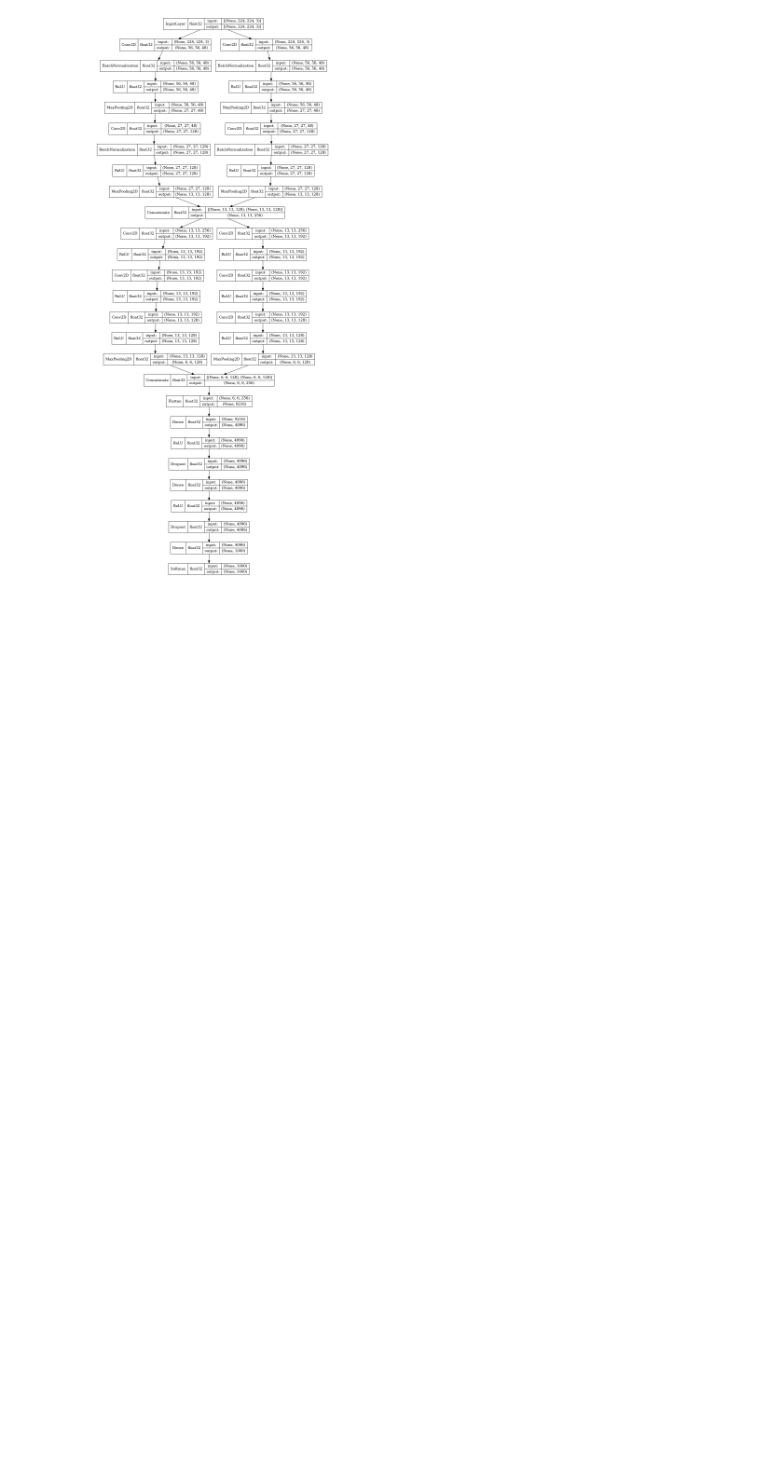
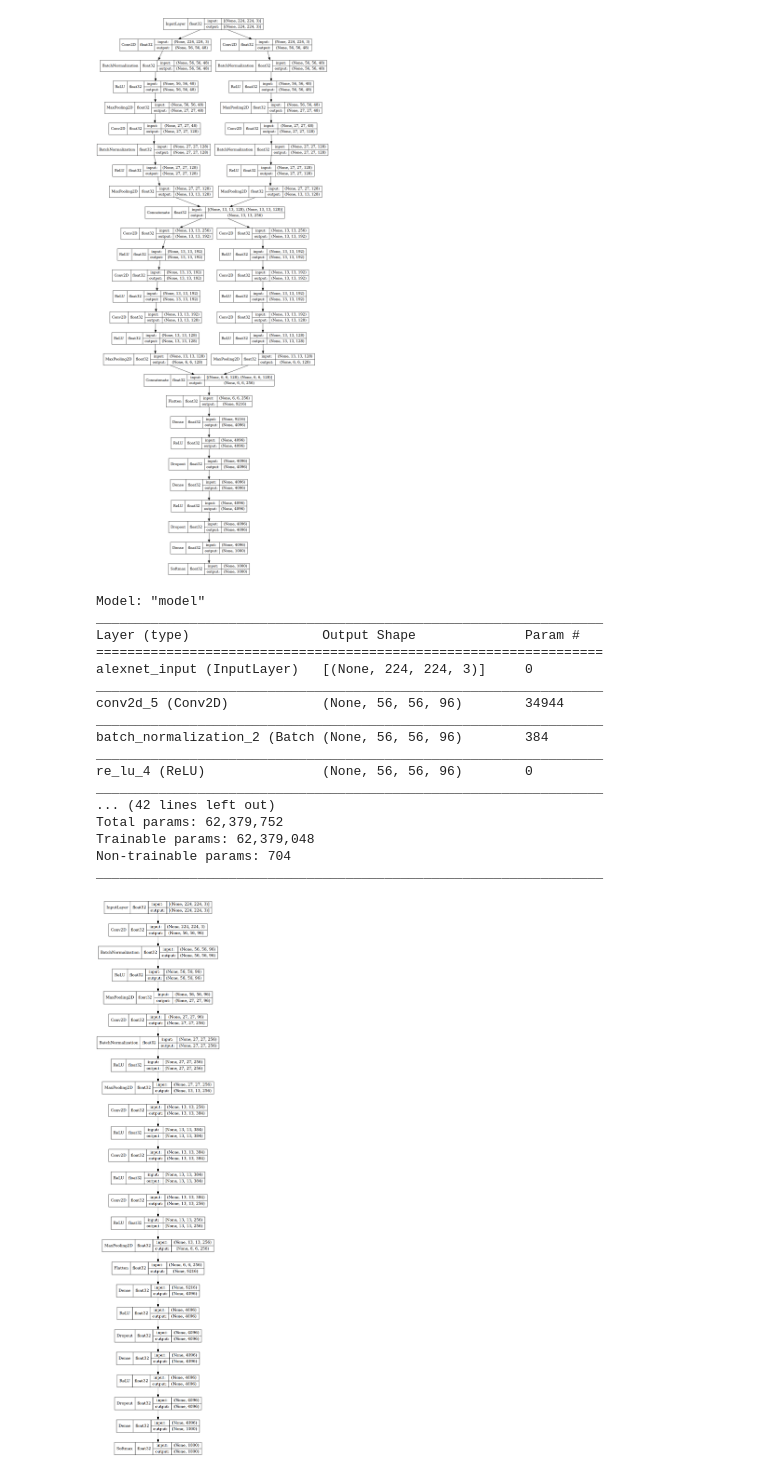
Before and after one commit to animikhaich/AlexNet-Tensorflow, a Jupyter notebook: Model_Prototype.ipynb, the cells around one changed output. Cells and saved outputs as stored; diff of their text form; code cells hidden in the pictures; blank space fills up the shorter version.

```diff
--- a/Model_Prototype.ipynb
+++ b/Model_Prototype.ipynb
@@ -102,0 +151,22 @@ tf.keras.utils.plot_model(alexnet, show_layer_names=False, show_shapes=True, sho
+# %%
+alexnet.summary()
+tf.keras.utils.plot_model(alexnet, show_layer_names=False, show_shapes=True, show_dtype=True)
+# %% [output]
+Model: "model"
+_________________________________________________________________
+Layer (type)                 Output Shape              Param #
+=================================================================
+alexnet_input (InputLayer)   [(None, 224, 224, 3)]     0
+_________________________________________________________________
+conv2d_5 (Conv2D)            (None, 56, 56, 96)        34944
+_________________________________________________________________
+batch_normalization_2 (Batch (None, 56, 56, 96)        384
+_________________________________________________________________
+re_lu_4 (ReLU)               (None, 56, 56, 96)        0
+_________________________________________________________________
+... (42 lines left out)
+Total params: 62,379,752
+Trainable params: 62,379,048
+Non-trainable params: 704
+_________________________________________________________________
+[figure, added]
```
Also changed, not shown: parts of 2 cells of this notebook, 1 other file.
